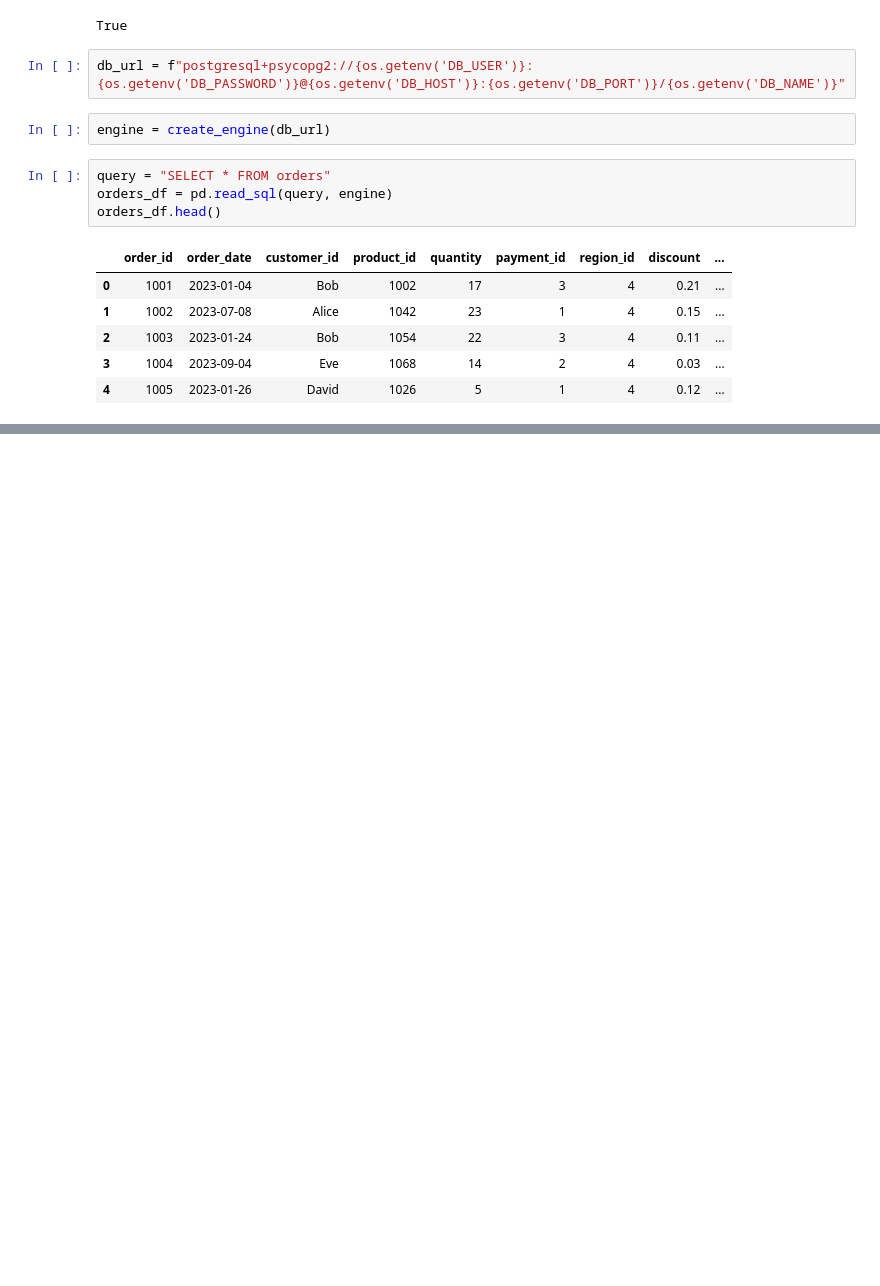
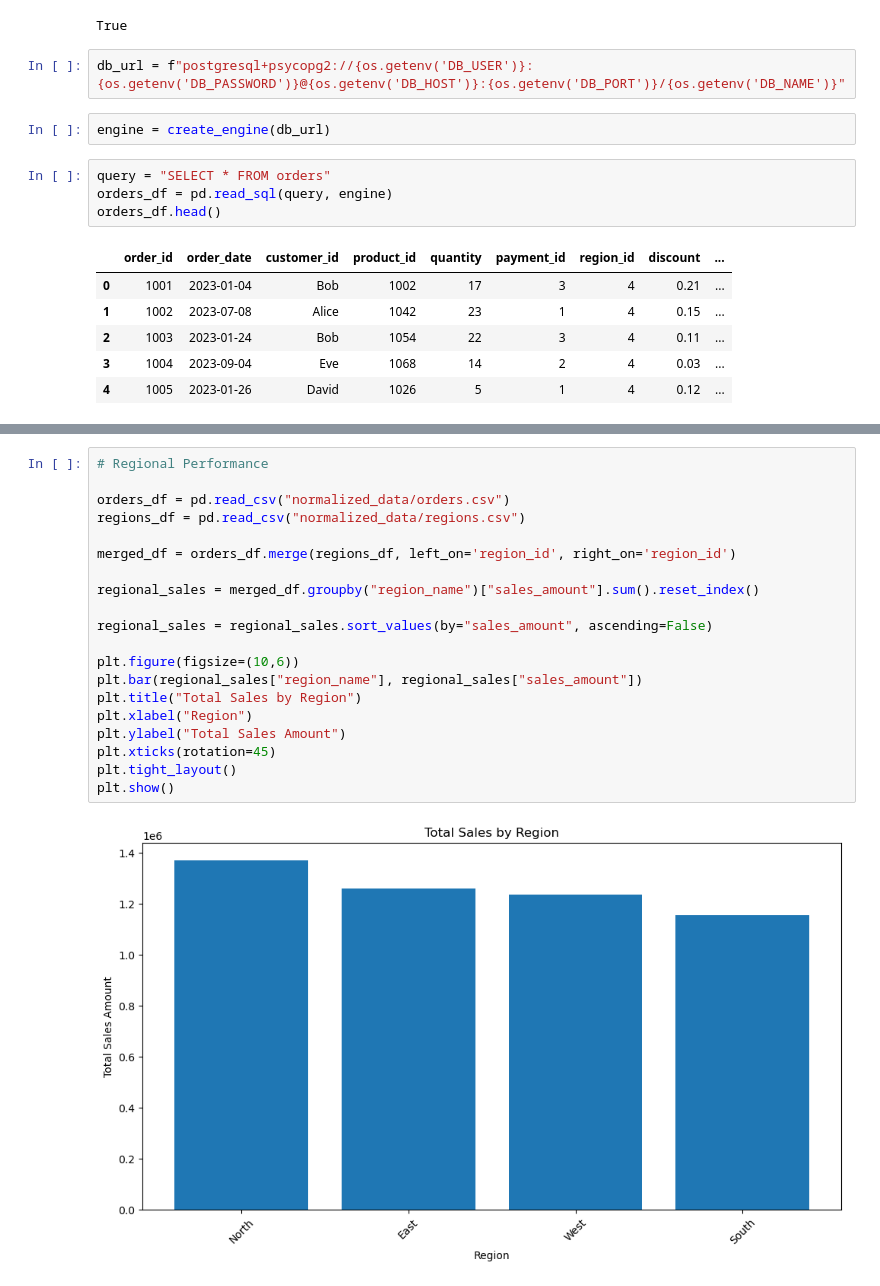
Before and after one commit to DavidnBui/Project2025, a Jupyter notebook: project_2025_notebook.ipynb, the cells around one changed output, grey strips where cells are left out. Drawn from its saved outputs; the diff is of its cells as text; blank space fills up the shorter version.

```diff
--- a/project_2025_notebook.ipynb
+++ b/project_2025_notebook.ipynb
@@ -41,0 +50,22 @@ category_sales_df.head()
+# %%
+# Regional Performance
+
+orders_df = pd.read_csv("normalized_data/orders.csv")
+regions_df = pd.read_csv("normalized_data/regions.csv")
+
+merged_df = orders_df.merge(regions_df, left_on='region_id', right_on='region_id')
+
+regional_sales = merged_df.groupby("region_name")["sales_amount"].sum().reset_index()
+
+regional_sales = regional_sales.sort_values(by="sales_amount", ascending=False)
+
+plt.figure(figsize=(10,6))
+plt.bar(regional_sales["region_name"], regional_sales["sales_amount"])
+plt.title("Total Sales by Region")
+plt.xlabel("Region")
+plt.ylabel("Total Sales Amount")
+plt.xticks(rotation=45)
+plt.tight_layout()
+plt.show()
+# %% [output]
+[figure, added]
```
Also changed, not shown: parts of 3 cells of this notebook.
